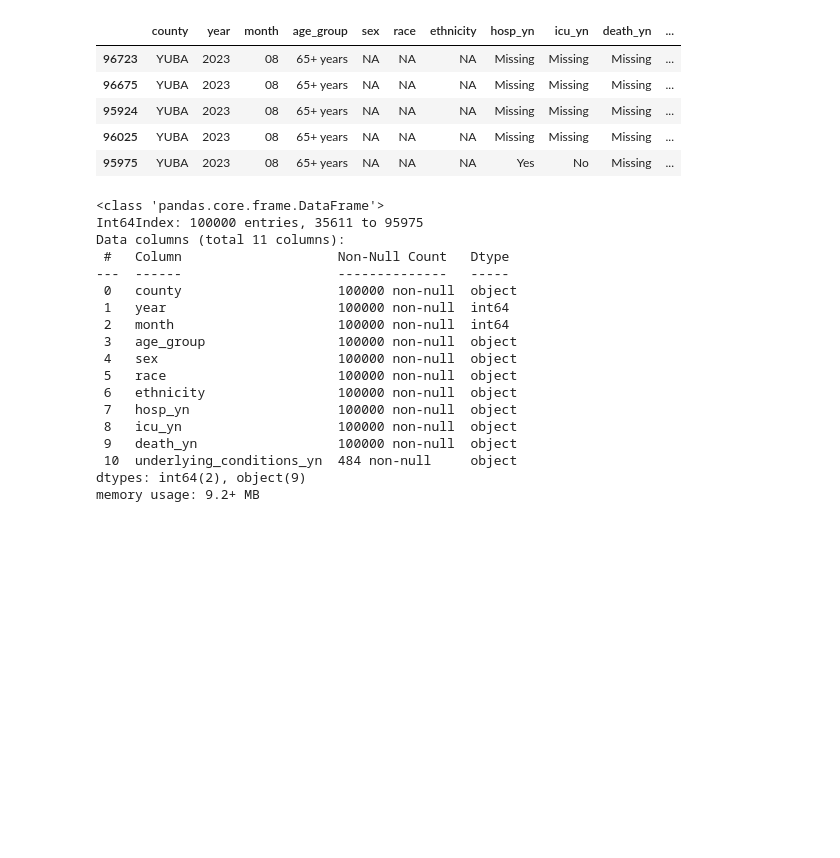
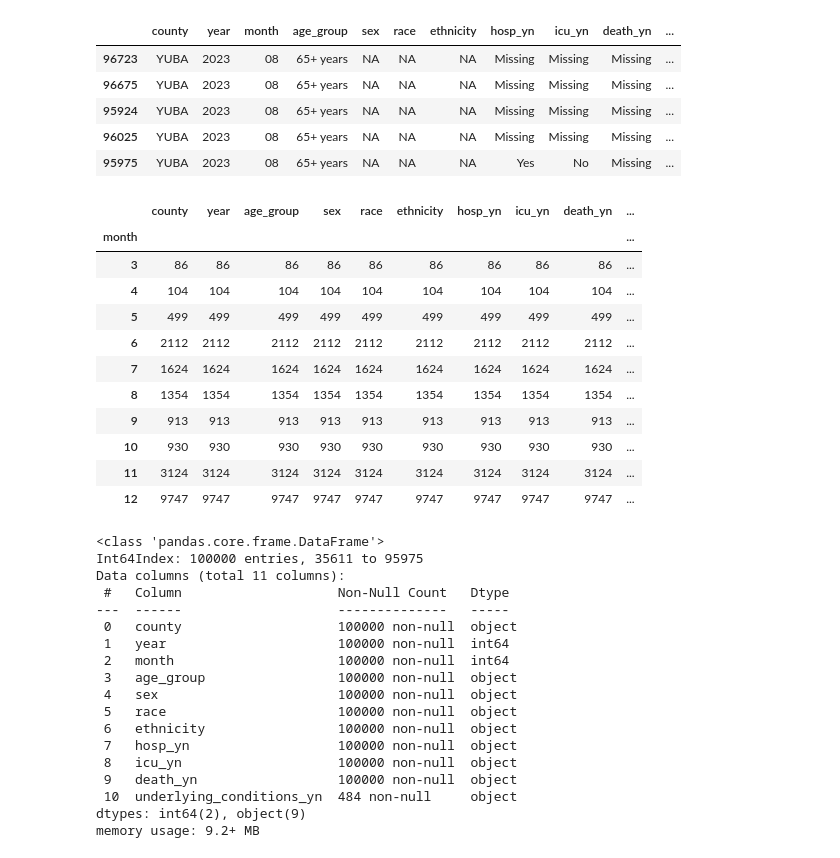
Before and after one commit to Nicole-Ham/Project-3-Covid, a Jupyter notebook: python/Data_Cleaning.ipynb, the cells around one changed output. Cells and saved outputs as stored; diff of their text form; code cells hidden in the pictures; blank space fills up the shorter version.

```diff
--- a/python/Data_Cleaning.ipynb
+++ b/python/Data_Cleaning.ipynb
@@ -136,6 +136,24 @@ CA_case_sel_df.tail()
 | 95924 | YUBA | 2023 | 08 | 65+ years | NA | NA | NA | Missing | Missing | Missing | ... |
 | 96025 | YUBA | 2023 | 08 | 65+ years | NA | NA | NA | Missing | Missing | Missing | ... |
 | 95975 | YUBA | 2023 | 08 | 65+ years | NA | NA | NA | Yes | No | Missing | ... |
+# %%
+data_2021 = CA_case_sel_df.loc[CA_case_sel_df["year"] == 2020]
+# %%
+months_data_2021 = data_2021.groupby("month")
+months_data_2021.count()
+# %% [output]
+|  | county | year | age_group | sex | race | ethnicity | hosp_yn | icu_yn | death_yn | ... |
+| month |  |  |  |  |  |  |  |  |  | ... |
+| 3 | 86 | 86 | 86 | 86 | 86 | 86 | 86 | 86 | 86 | ... |
+| 4 | 104 | 104 | 104 | 104 | 104 | 104 | 104 | 104 | 104 | ... |
+| 5 | 499 | 499 | 499 | 499 | 499 | 499 | 499 | 499 | 499 | ... |
+| 6 | 2112 | 2112 | 2112 | 2112 | 2112 | 2112 | 2112 | 2112 | 2112 | ... |
+| 7 | 1624 | 1624 | 1624 | 1624 | 1624 | 1624 | 1624 | 1624 | 1624 | ... |
+| 8 | 1354 | 1354 | 1354 | 1354 | 1354 | 1354 | 1354 | 1354 | 1354 | ... |
+| 9 | 913 | 913 | 913 | 913 | 913 | 913 | 913 | 913 | 913 | ... |
+| 10 | 930 | 930 | 930 | 930 | 930 | 930 | 930 | 930 | 930 | ... |
+| 11 | 3124 | 3124 | 3124 | 3124 | 3124 | 3124 | 3124 | 3124 | 3124 | ... |
+| 12 | 9747 | 9747 | 9747 | 9747 | 9747 | 9747 | 9747 | 9747 | 9747 | ... |
 # %%
 CA_case_sel_df["year"] = pd.to_numeric(CA_case_sel_df["year"])
 # %%
```
Also changed, not shown: 2 other files.
